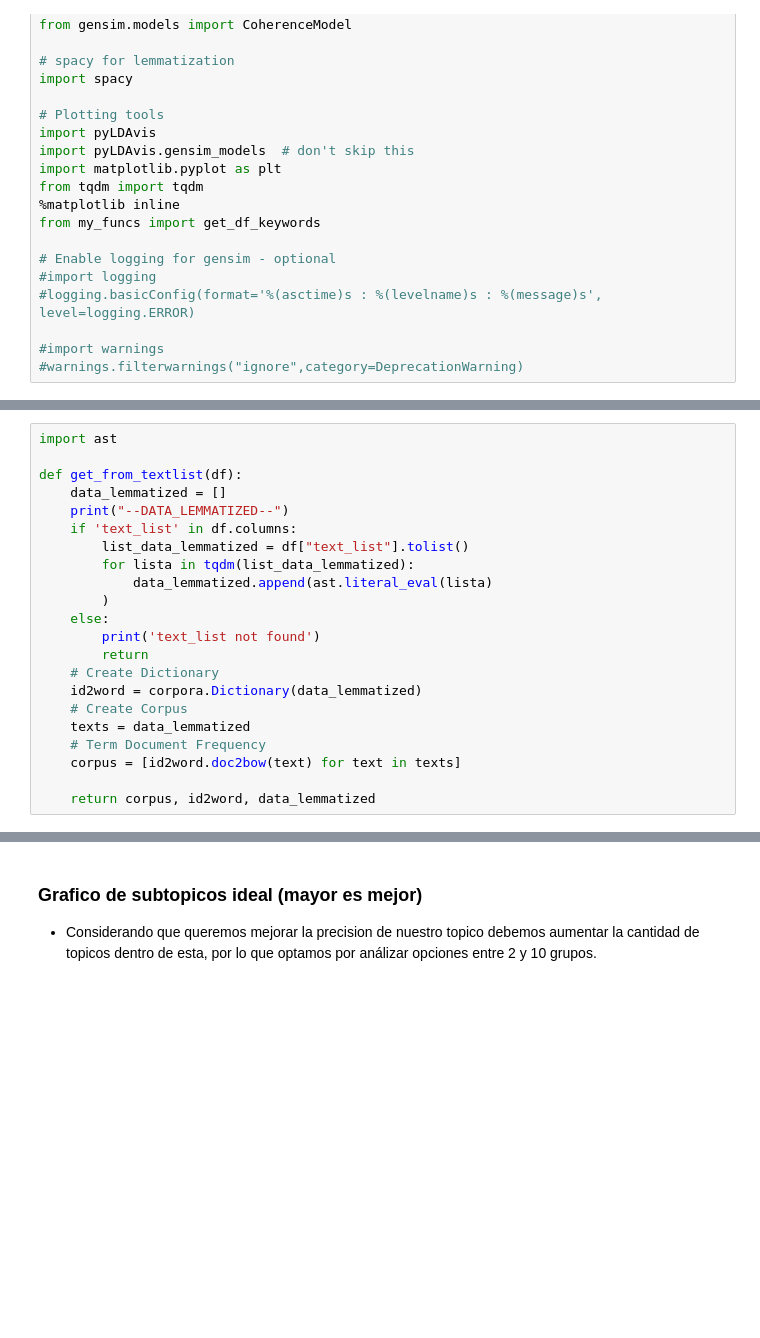
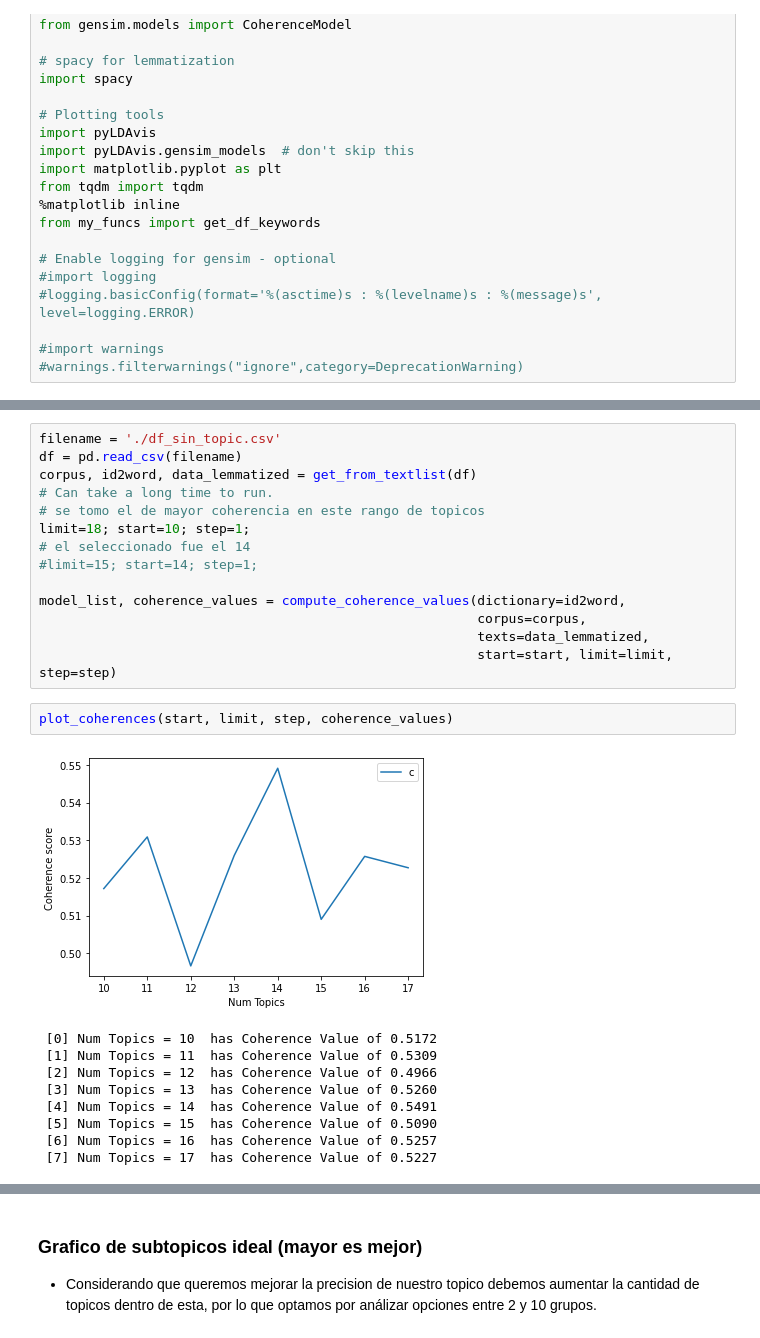
Before and after one commit to matiasbarram/INFO279-TAL-Proyecto, a Jupyter notebook: paso_2_re_extraccion_lda.ipynb, the cells around one changed output, grey strips where cells are left out. Saved outputs shown, nothing was run; the diff lists cells and outputs as text; blank space fills up the shorter version.

```diff
--- a/paso_2_re_extraccion_lda.ipynb
+++ b/paso_2_re_extraccion_lda.ipynb
@@ -37,22 +140,0 @@ from my_funcs import get_df_keywords
-# %%
-import ast
-
-def get_from_textlist(df):
-    data_lemmatized = []
-    print("--DATA_LEMMATIZED--")
-    if 'text_list' in df.columns:
-        list_data_lemmatized = df["text_list"].tolist()
-        for lista in tqdm(list_data_lemmatized):
-            data_lemmatized.append(ast.literal_eval(lista)
-        )
-    else:
-        print('text_list not found')
-        return
-    # Create Dictionary
-    id2word = corpora.Dictionary(data_lemmatized)
-    # Create Corpus
-    texts = data_lemmatized
-    # Term Document Frequency
-    corpus = [id2word.doc2bow(text) for text in texts]
-
-    return corpus, id2word, data_lemmatized
@@ -121,0 +145,26 @@ def format_topics_documents(ldamodel, corpus, texts):
+# %%
+filename = './df_sin_topic.csv'
+df = pd.read_csv(filename)
+corpus, id2word, data_lemmatized = get_from_textlist(df)
+# Can take a long time to run.
+# se tomo el de mayor coherencia en este rango de topicos
+limit=18; start=10; step=1;
+# el seleccionado fue el 14
+#limit=15; start=14; step=1;
+
+model_list, coherence_values = compute_coherence_values(dictionary=id2word,
+                                                        corpus=corpus,
+                                                        texts=data_lemmatized,
+                                                        start=start, limit=limit, step=step)
+# %%
+plot_coherences(start, limit, step, coherence_values)
+# %% [output]
+[figure, added]
+ [0] Num Topics = 10  has Coherence Value of 0.5172
+ [1] Num Topics = 11  has Coherence Value of 0.5309
+ [2] Num Topics = 12  has Coherence Value of 0.4966
+ [3] Num Topics = 13  has Coherence Value of 0.5260
+ [4] Num Topics = 14  has Coherence Value of 0.5491
+ [5] Num Topics = 15  has Coherence Value of 0.5090
+ [6] Num Topics = 16  has Coherence Value of 0.5257
+ [7] Num Topics = 17  has Coherence Value of 0.5227
```
Also changed, not shown: parts of 62 cells of this notebook, 5 other files.
